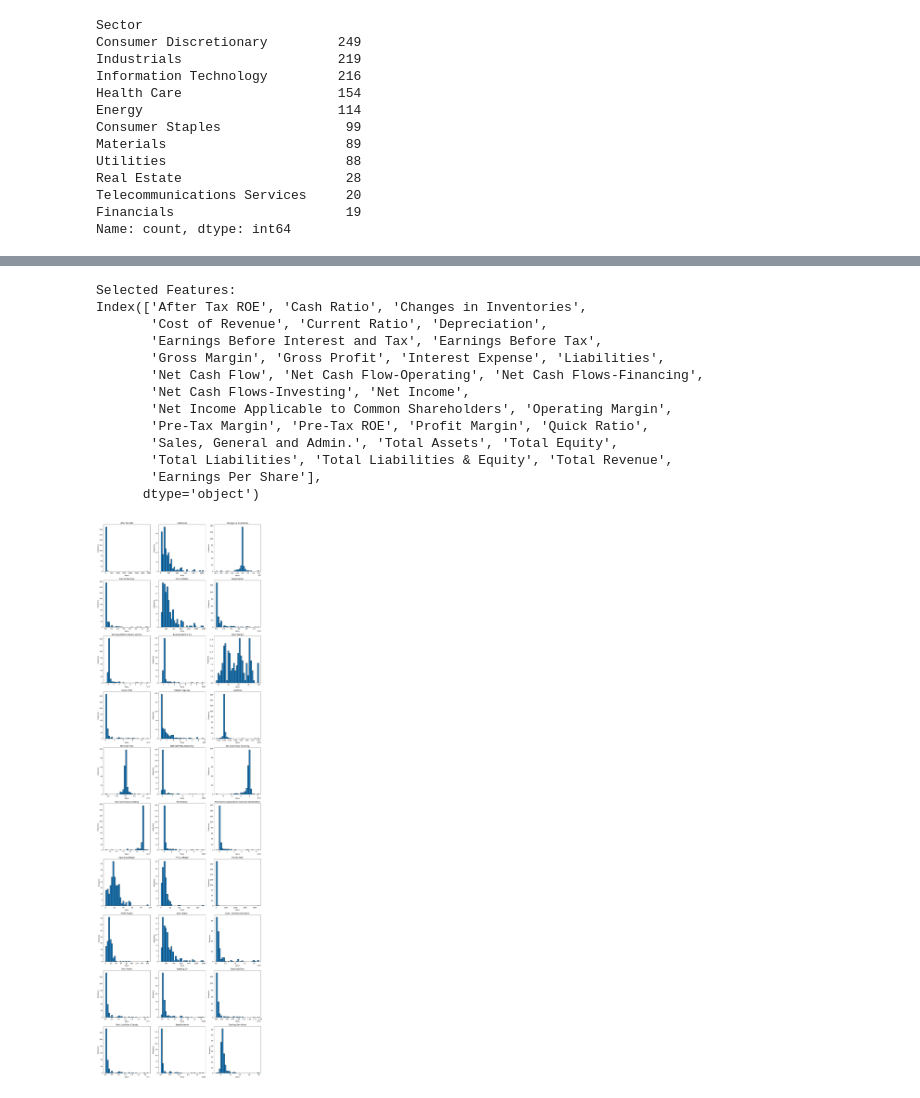
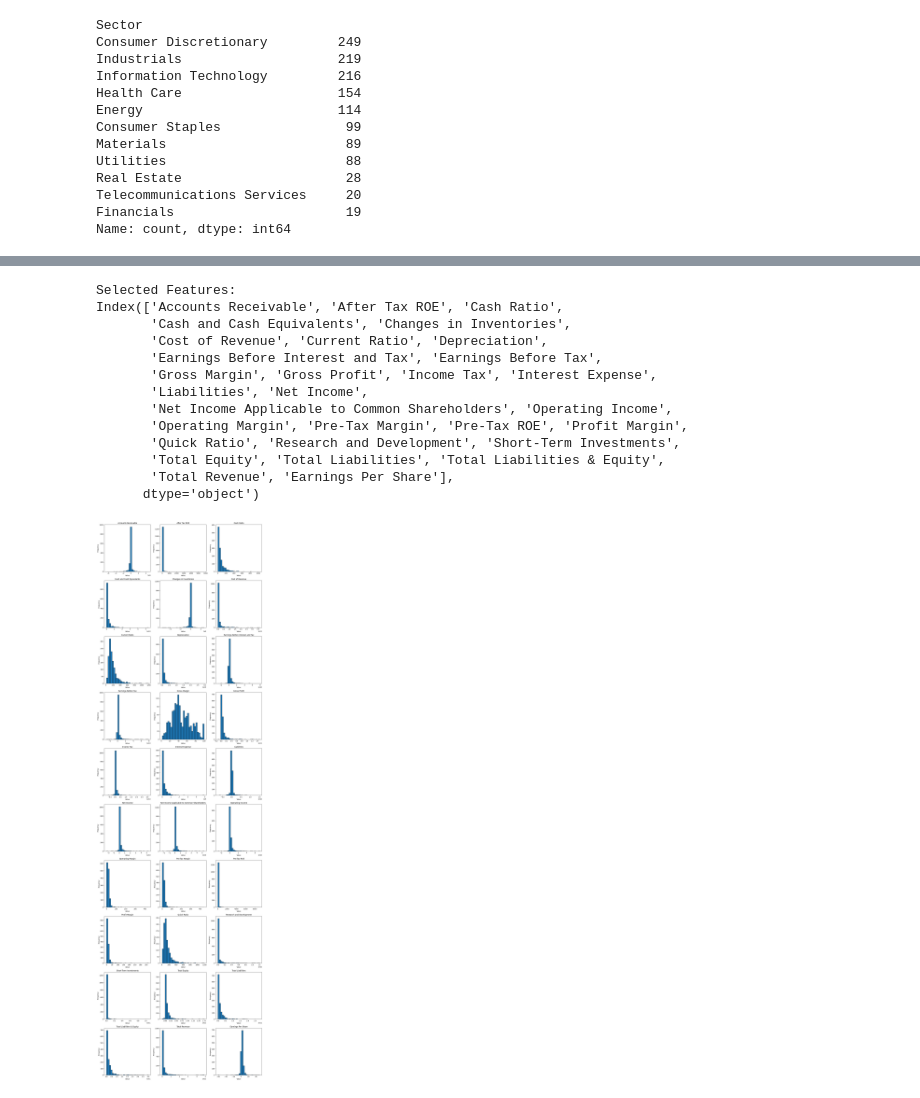
Before and after one commit to aishwaryapb/stock_price_prediction, a Jupyter notebook: data_exploration/data_exploration.ipynb, the cells around one changed output, grey strips where cells are left out. Drawn from its saved outputs; the diff is of its cells as text; code cells hidden in the pictures.

```diff
--- a/data_exploration/data_exploration.ipynb
+++ b/data_exploration/data_exploration.ipynb
@@ -47,10 +32,10 @@ it_sector_data.to_csv('./outputs/it_sector_data.csv', index=False)
 # %%
-# Load IT sector
-it_sector_data = pd.read_csv('./outputs/it_sector_data.csv')
+# Drop some columns which are redundant and less useful for fundamental analysis
+fundamentals = fundamentals.drop(columns=["Add'l income/expense items", "Deferred Asset Charges", "Deferred Liability Charges", "Effect of Exchange Rate", "Minority Interest", "Misc. Stocks", "Non-Recurring Items", "Other Assets", "Other Current Assets", "Other Current Liabilities", "Other Equity", "Other Financing Activities", "Other Investing Activities", "Other Liabilities", "Other Operating Activities", "Other Operating Items"])
 
 # Select features and target variable
-features = it_sector_data.drop(columns=non_feature_columns)
-target = it_sector_data['Next Qtr. Avg. Price']
+features = fundamentals.drop(columns=non_feature_columns)
+target = fundamentals['Next Qtr. Avg. Price']
 
 print(f'Total no. of features: {features.columns.size}\n')
 
@@ -108,48 +93,48 @@ selected_features = features.columns[rfe.support_]
 
 print(f'Selected Features:\n{selected_features}')
 
-final_it_data = pd.DataFrame()
-final_it_data['Ticker Symbol'] = it_sector_data['Ticker Symbol']
-final_it_data['Period Ending'] = it_sector_data['Period Ending']
-final_it_data[selected_features] = it_sector_data[selected_features]
-final_it_data['Next Qtr. Avg. Price'] = it_sector_data['Next Qtr. Avg. Price'].round(2)
+final_data = pd.DataFrame()
+final_data['Ticker Symbol'] = fundamentals['Ticker Symbol']
+final_data['Period Ending'] = fundamentals['Period Ending']
+final_data[selected_features] = fundamentals[selected_features]
+final_data['Next Qtr. Avg. Price'] = fundamentals['Next Qtr. Avg. Price'].round(2)
 
-final_it_data.to_csv('../data/data_it.csv')
+final_data.to_csv('../data/final_data.csv')
 # %% [output]
 Selected Features:
-Index(['After Tax ROE', 'Cash Ratio', 'Changes in Inventories',
+Index(['Accounts Receivable', 'After Tax ROE', 'Cash Ratio',
+       'Cash and Cash Equivalents', 'Changes in Inventories',
        'Cost of Revenue', 'Current Ratio', 'Depreciation',
        'Earnings Before Interest and Tax', 'Earnings Before Tax',
-       'Gross Margin', 'Gross Profit', 'Interest Expense', 'Liabilities',
-       'Net Cash Flow', 'Net Cash Flow-Operating', 'Net Cash Flows-Financing',
-       'Net Cash Flows-Investing', 'Net Income',
-       'Net Income Applicable to Common Shareholders', 'Operating Margin',
-       'Pre-Tax Margin', 'Pre-Tax ROE', 'Profit Margin', 'Quick Ratio',
-       'Sales, General and Admin.', 'Total Assets', 'Total Equity',
-       'Total Liabilities', 'Total Liabilities & Equity', 'Total Revenue',
-       'Earnings Per Share'],
+       'Gross Margin', 'Gross Profit', 'Income Tax', 'Interest Expense',
+       'Liabilities', 'Net Income',
+       'Net Income Applicable to Common Shareholders', 'Operating Income',
+       'Operating Margin', 'Pre-Tax Margin', 'Pre-Tax ROE', 'Profit Margin',
+       'Quick Ratio', 'Research and Development', 'Short-Term Investments',
+       'Total Equity', 'Total Liabilities', 'Total Liabilities & Equity',
+       'Total Revenue', 'Earnings Per Share'],
       dtype='object')
 # %%
 num_features = len(selected_features)
 
 # Create a subplot grid
 fig, axes = plt.subplots(nrows=num_features//3 + (num_features % 3 > 0), ncols=3, figsize=(15, 5*num_features//3 + (num_features % 3 > 0)))
 axes = axes.flatten()
 
 for i, feature in enumerate(selected_features):
-    axes[i].hist(final_it_data[feature].dropna(), bins=30, edgecolor='black')
+    axes[i].hist(final_data[feature].dropna(), bins=30, edgecolor='black')
     axes[i].set_title(feature)
     axes[i].set_xlabel('Value')
     axes[i].set_ylabel('Frequency')
 
 # Hide any unused subplots
 for i in range(len(features), len(axes)):
     fig.delaxes(axes[i])
 
 plt.tight_layout()
 plt.show()
 # %% [output]
-[figure, old version]
+[figure, new version]
 # %%
 num_features = len(selected_features)
 
```
Also changed, not shown: parts of 4 cells of this notebook, 1 other file.
